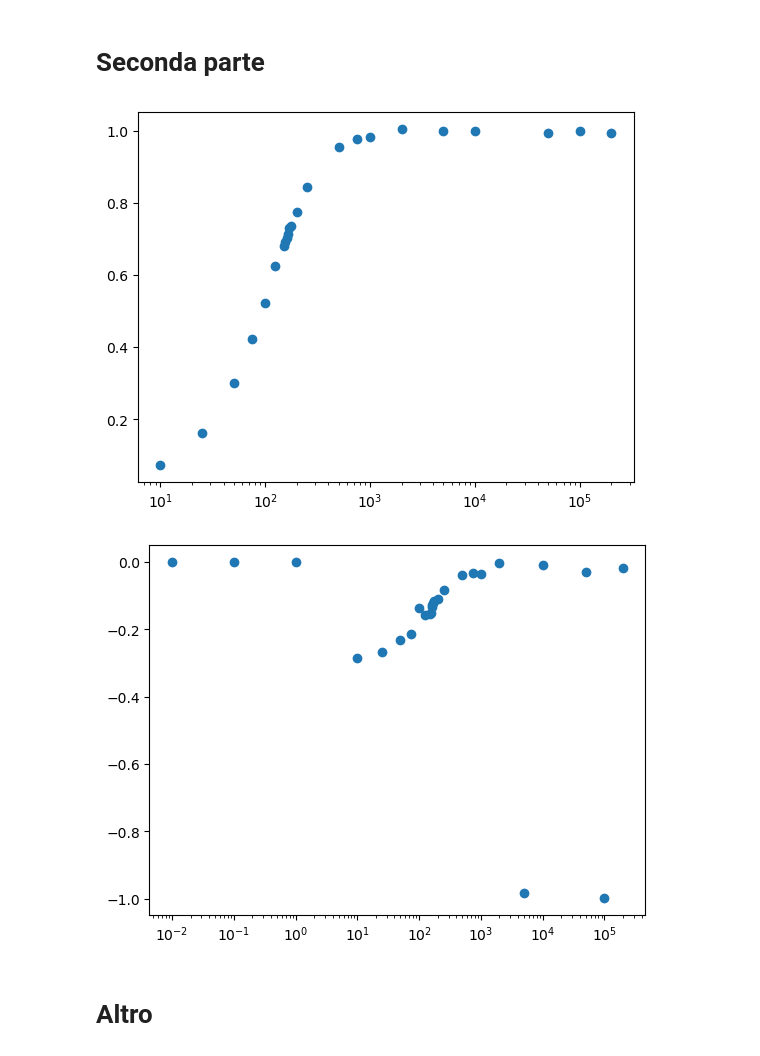
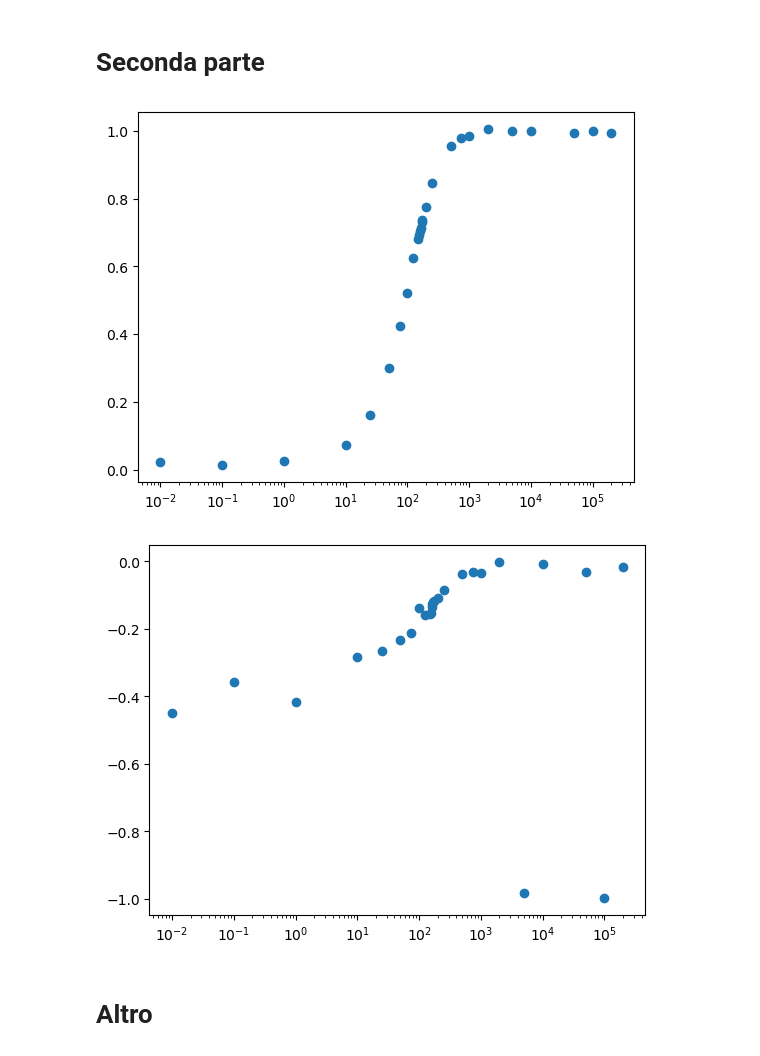
Before and after one commit to RBerga06/unipr-clt-fisica, a Jupyter notebook: lab2/exp4/exp4.ipynb, the cells around one changed output. Saved outputs shown, nothing was run; the diff lists cells and outputs as text; code cells hidden in the pictures.

```diff
--- a/lab2/exp4/exp4.ipynb
+++ b/lab2/exp4/exp4.ipynb
@@ -66,10 +80,9 @@ freqs = []
 ampiezze = []
 for (f, (t, ch1, ch2, _)) in files1mod:
     freqs.append(f)
-    Vin = ch1.max() - ch1.min()
-    Vout = ch2.max() - ch2.min()
+    Vin = np.nanmax(ch1) - np.nanmin(ch1)
+    Vout = np.nanmax(ch2) - np.nanmin(ch2)
     Vout_Vin = Vout / Vin
-    print(Vout_Vin)  # TODO: Perché ci sono NaN qui?
     ampiezze.append(Vout_Vin)
 
 plt.scatter(freqs, ampiezze)
@@ -100,13 +96,12 @@ freqs = []
 fasi = []
 for (f, (t, ch1, ch2, _)) in files1mod:
     freqs.append(f)
-    fase = (t[ch2.argmax()] - t[ch1.argmax()]) * f
-    if fase > 0.5:
-        fase -= 1
-    elif fase < -0.5:
-        fase += 1
+    fase = (t[np.nanargmax(ch1)] - t[np.nanargmax(ch2)]) * f
+    if fase > 0.5: fase -= 1
+    if fase < -1: fase += 1
     fasi.append(fase)
 
 plt.scatter(freqs, fasi)
 plt.xscale("log")
+plt.hlines([-.25], np.min(freqs), np.max(freqs), color="k")
 # %% [output]
@@ -113,0 +110,9 @@ plt.xscale("log")
+# %%
+(f, (t, ch1, ch2mod, _)) = files1mod[19]
+plt.plot(t, ch1)
+plt.plot(t, ch2mod * 100)
+fase = ((t2 := t[np.nanargmax(ch2mod)]) - (t1 := t[np.nanargmax(ch1)])) * f
+print(t1, t2)
+print("∆t =", t2 - t1)
+print("T =", 1 / f)
+print("fase =", fase)
@@ -118,30 +129,30 @@ freqs = []
 ampiezze = []
 for (f, (t, ch1, ch2, _)) in files2:
     freqs.append(f)
-    Vin = ch1.max() - ch1.min()
-    Vout = ch2.max() - ch2.min()
+    Vin = np.nanmax(ch1) - np.nanmin(ch1)
+    Vout = np.nanmax(ch2) - np.nanmin(ch2)
     Vout_Vin = Vout / Vin
     ampiezze.append(Vout_Vin)
 
 plt.scatter(freqs, ampiezze)
 plt.xscale("log")
 # %% [output]
-[figure, old version]
+[figure, new version]
 # %%
 freqs = []
 fasi = []
 for (f, (t, ch1, ch2, _)) in files2:
     freqs.append(f)
-    fase = (t[ch2.argmax()] - t[ch1.argmax()]) * f
+    fase = (t[np.nanargmax(ch2)] - t[np.nanargmax(ch1)]) * f
     if fase < -1:
         fase += 1
     elif fase > 0:
         fase -= 1
     fasi.append(fase)
 
 plt.scatter(freqs, fasi)
 plt.xscale("log")
 # %% [output]
-[figure, old version]
+[figure, new version]
 # %% [markdown]
 # Altro
```
Also changed, not shown: parts of 6 cells of this notebook, 52 other files.
